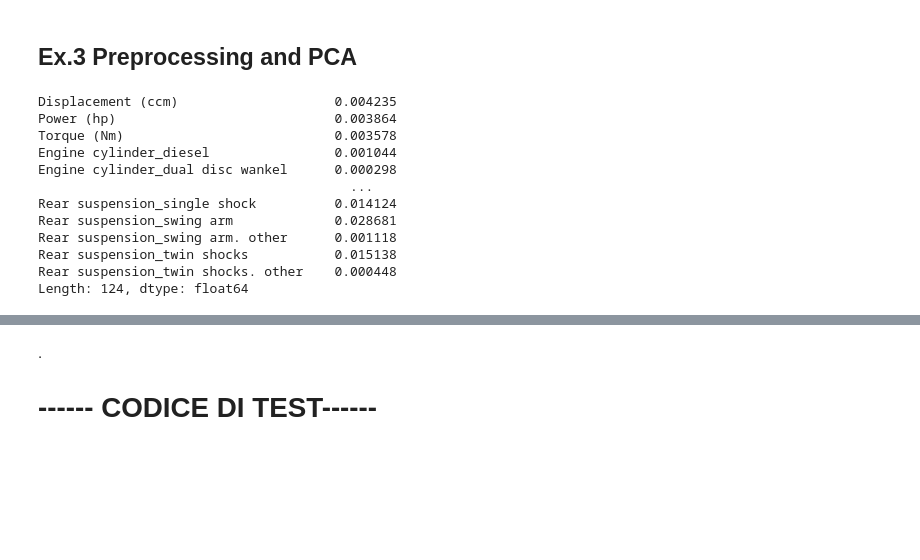
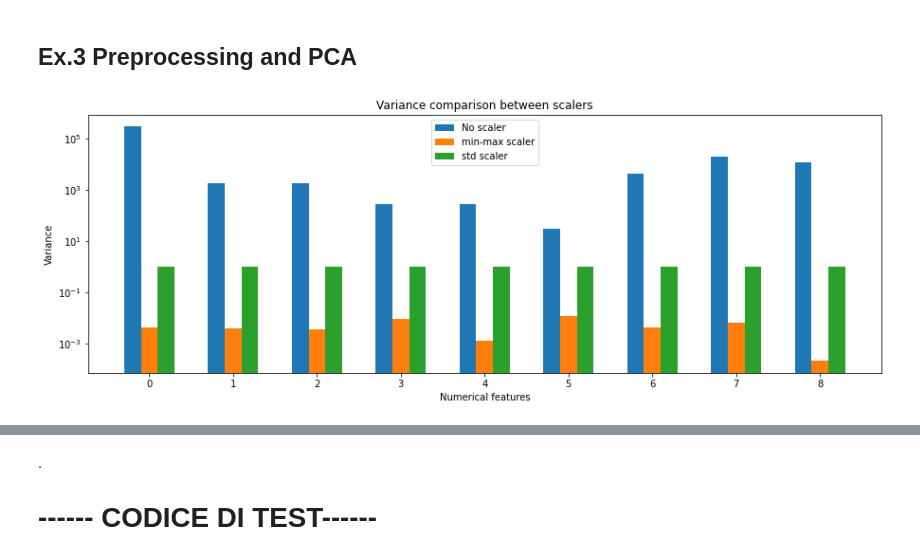
Before and after one commit to giulionenna/GrassiNenna_HWpca, a Jupyter notebook: GrassiNenna_HWpca.ipynb, the cells around one changed output, grey strips where cells are left out. Saved outputs shown, nothing was run; the diff lists cells and outputs as text; code cells hidden in the pictures; blank space fills up the shorter version.

```diff
--- a/GrassiNenna_HWpca.ipynb
+++ b/GrassiNenna_HWpca.ipynb
@@ -157,0 +164,4 @@ a = min(workdf['Transmission type'].mode())
+# %%
+num_features = workdf.iloc[:, 5:].select_dtypes(np.number).columns #numerical features in the df
+workdf[num_features].describe()
+#TODO #3 outlier detection
@@ -203,26 +223,36 @@ for col in workdf.iloc[:, 5:].columns: #for each feature column
 Xworkdf = workdf_encoded.iloc[:, 5:]
 # %% [markdown]
 ## Ex.3 Preprocessing and PCA
-# %%
-data_mat = Xworkdf.to_numpy()
-
-scaler_mm = MinMaxScaler()
-Xworkdf_mm = pd.DataFrame(scaler_mm.fit_transform(data_mat), index=Xworkdf.index, columns=Xworkdf.columns)
-
-scaler_std = StandardScaler()
-Xworkdf_std = pd.DataFrame(scaler_std.fit_transform(data_mat), index=Xworkdf.index, columns=Xworkdf.columns)
-
-Xworkdf_mm.var()
-# %% [output]
-Displacement (ccm)                    0.004235
-Power (hp)                            0.003864
-Torque (Nm)                           0.003578
-Engine cylinder_diesel                0.001044
-Engine cylinder_dual disc wankel      0.000298
-                                        ...
-Rear suspension_single shock          0.014124
-Rear suspension_swing arm             0.028681
-Rear suspension_swing arm. other      0.001118
-Rear suspension_twin shocks           0.015138
-Rear suspension_twin shocks. other    0.000448
-Length: 124, dtype: float64
+# %%
+data_mat = Xworkdf.to_numpy()
+
+scaler_mm = MinMaxScaler()
+Xworkdf_mm = pd.DataFrame(scaler_mm.fit_transform(data_mat), index=Xworkdf.index, columns=Xworkdf.columns)
+
+scaler_std = StandardScaler()
+Xworkdf_std = pd.DataFrame(scaler_std.fit_transform(data_mat), index=Xworkdf.index, columns=Xworkdf.columns)
+
+# variance comparison of numerical features
+
+var_numerical = Xworkdf[num_features].var()
+var_numerical_mm = Xworkdf_mm[num_features].var()
+var_numerical_std = Xworkdf_std[num_features].var()
+
+fig, ax = plt.subplots()
+fig.set_size_inches(15, 5)
+labels = [l for l in num_features]
+X_axis = np.arange(len(num_features))
+bar1 = ax.bar(X_axis-0.2, var_numerical, 0.2, label = 'No scaler')
+bar2 = ax.bar(X_axis, var_numerical_mm, 0.2, label = 'min-max scaler')
+bar3 = ax.bar(X_axis+0.2, var_numerical_std, 0.2, label = 'std scaler')
+
+ax.set_ylabel('Variance')
+ax.set_yscale('log')
+ax.set_title('Variance comparison between scalers')
+ax.set_xlabel('Numerical features')
+ax.set_xticks(X_axis)
+ax.legend()
+
+plt.show()
+# %% [output]
+[figure, added]
```
Also changed, not shown: parts of 4 cells of this notebook.
